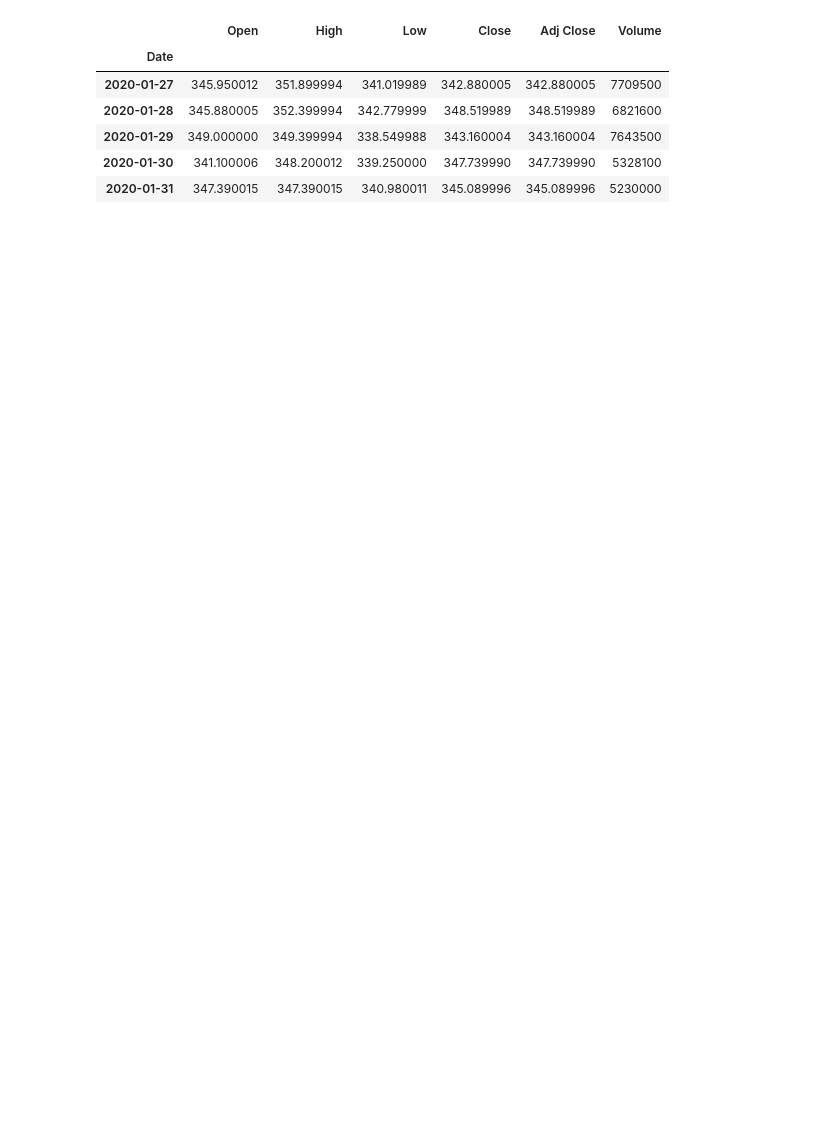
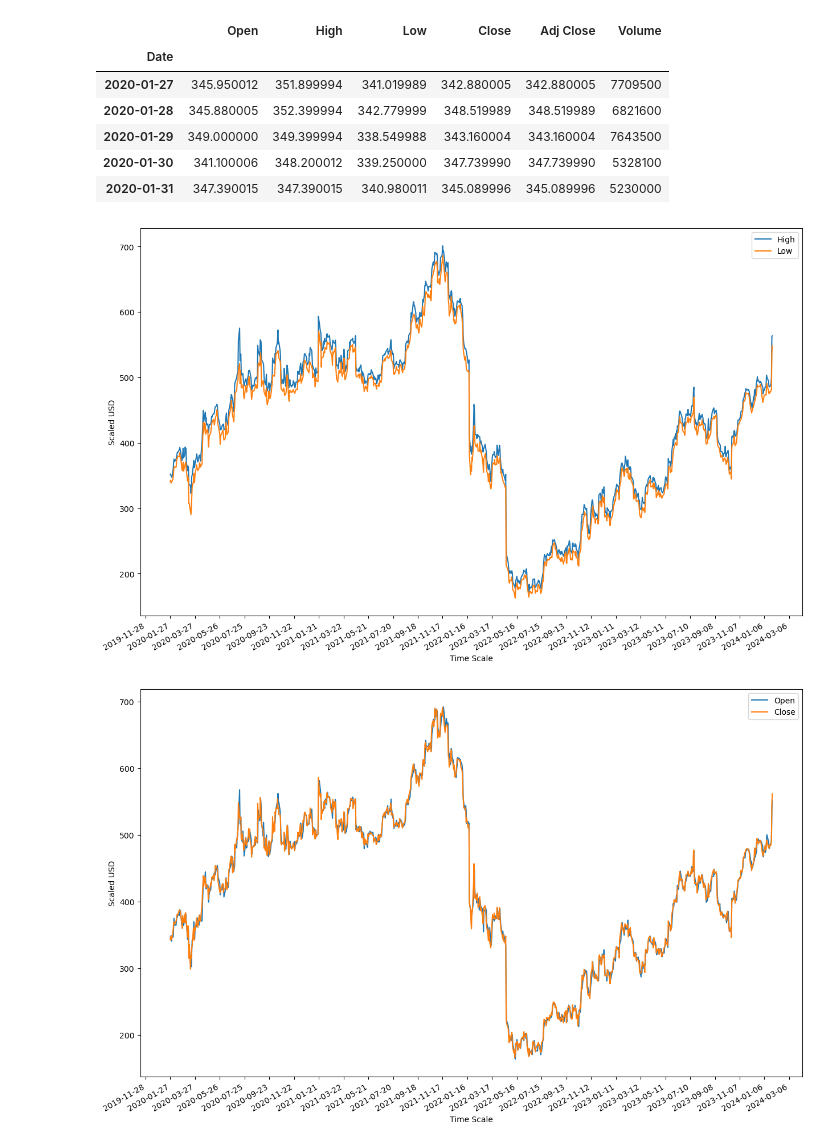
Before and after one commit to arcy405/stock_price_prediction_lstm, a Jupyter notebook: stockprice.ipynb, the cells around one changed output. Drawn from its saved outputs; the diff is of its cells as text; code cells hidden in the pictures; blank space fills up the shorter version.

```diff
--- a/stockprice.ipynb
+++ b/stockprice.ipynb
@@ -11,3 +11,39 @@ stock_data.head()
 | 2020-01-29 | 349.000000 | 349.399994 | 338.549988 | 343.160004 | 343.160004 | 7643500 |
 | 2020-01-30 | 341.100006 | 348.200012 | 339.250000 | 347.739990 | 347.739990 | 5328100 |
 | 2020-01-31 | 347.390015 | 347.390015 | 340.980011 | 345.089996 | 345.089996 | 5230000 |
+# %%
+# plot graph
+import matplotlib.dates as mdates
+import matplotlib.pyplot as plt
+import datetime as dt
+
+plt.figure(figsize=(15,10))
+
+plt.gca().xaxis.set_major_formatter(mdates.DateFormatter('%Y-%m-%d'))
+plt.gca().xaxis.set_major_locator(mdates.DayLocator(interval=60))
+x_dates = [dt.datetime.strptime(d, '%Y-%m-%d').date() for d in stock_data.index.values]
+
+plt.plot(x_dates, stock_data['High'], label='High')
+plt.plot(x_dates, stock_data['Low'], label='Low')
+plt.xlabel('Time Scale')
+plt.ylabel('Scaled USD')
+plt.legend()
+plt.gcf().autofmt_xdate()
+plt.show()
+
+plt.figure(figsize=(15,10))
+
+plt.gca().xaxis.set_major_formatter(mdates.DateFormatter('%Y-%m-%d'))
+plt.gca().xaxis.set_major_locator(mdates.DayLocator(interval=60))
+x_dates = [dt.datetime.strptime(d, '%Y-%m-%d').date() for d in stock_data.index.values]
+
+plt.plot(x_dates, stock_data['Open'], label='Open')
+plt.plot(x_dates, stock_data['Close'], label='Close')
+plt.xlabel('Time Scale')
+plt.ylabel('Scaled USD')
+plt.legend()
+plt.gcf().autofmt_xdate()
+plt.show()
+# %% [output]
+[figure, added]
+[figure, added]
```
Also changed, not shown: parts of 10 cells of this notebook.
